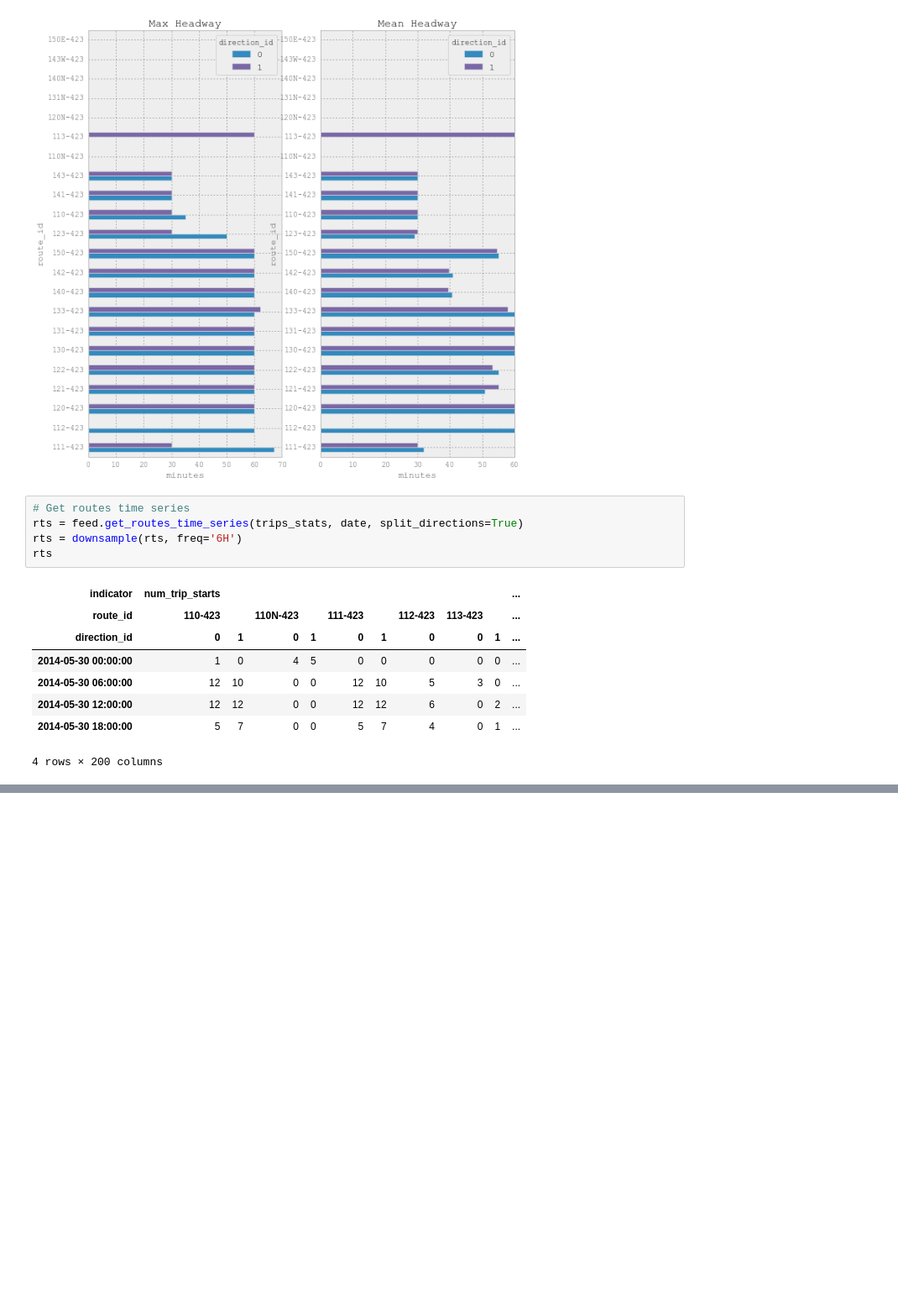
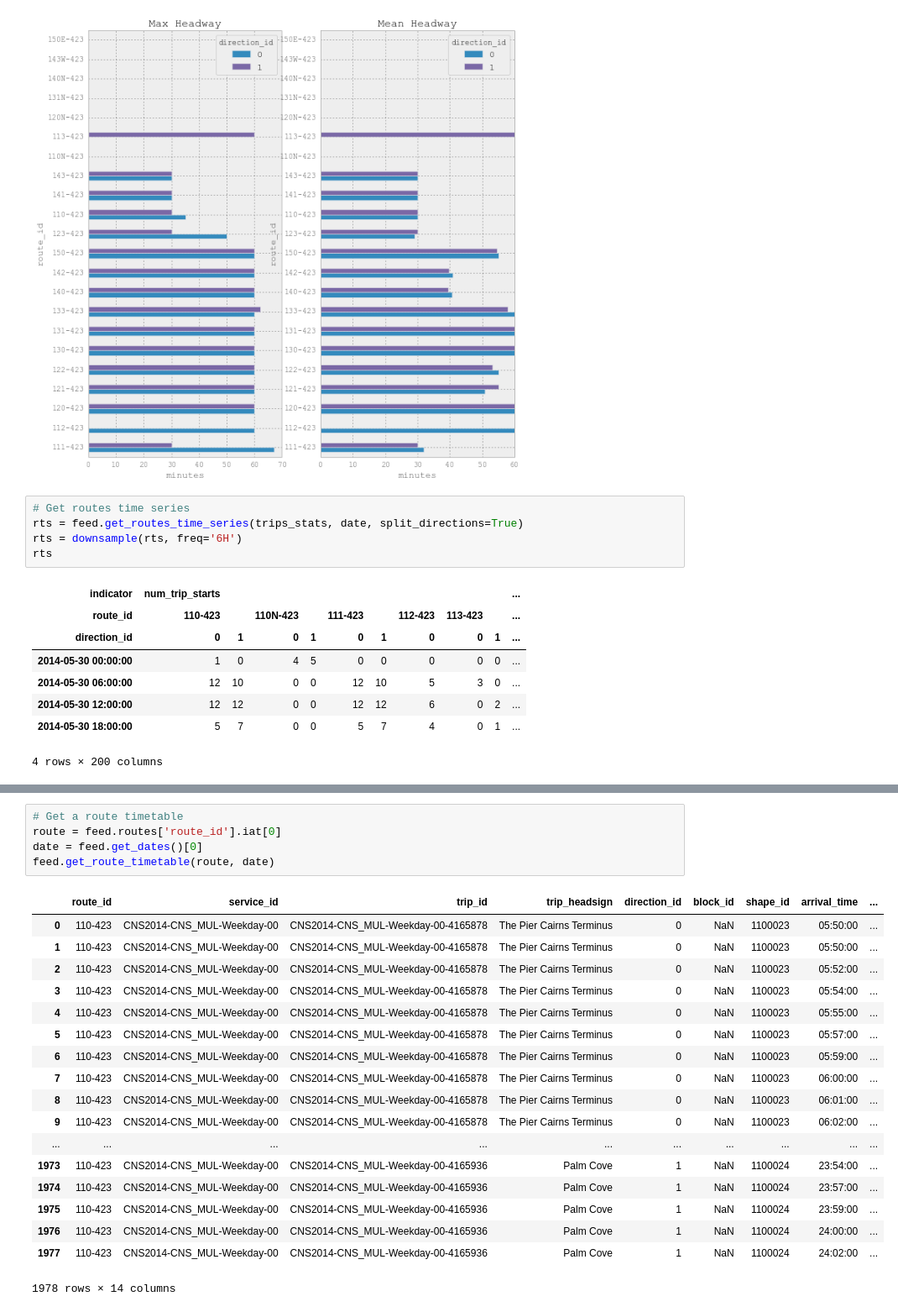
Before and after one commit to markongithub/gtfstk, a Jupyter notebook: examples/examples.ipynb, the cells around one changed output, grey strips where cells are left out. Shown: that part at 84% size. Saved outputs shown, nothing was run; the diff lists cells and outputs as text; blank space fills up the shorter version.

```diff
--- a/examples/examples.ipynb
+++ b/examples/examples.ipynb
@@ -198,0 +218,24 @@ feed.dump_all_stats(gtfs_tk_path + 'examples/stats/', split_directions=True, dat
+# %%
+# Get a route timetable
+route = feed.routes['route_id'].iat[0]
+date = feed.get_dates()[0]
+feed.get_route_timetable(route, date)
+# %% [output]
+|  | route_id | service_id | trip_id | trip_headsign | direction_id | block_id | shape_id | arrival_time | ... |
+| 0 | 110-423 | CNS2014-CNS_MUL-Weekday-00 | CNS2014-CNS_MUL-Weekday-00-4165878 | The Pier Cairns Terminus | 0 | NaN | 1100023 | 05:50:00 | ... |
+| 1 | 110-423 | CNS2014-CNS_MUL-Weekday-00 | CNS2014-CNS_MUL-Weekday-00-4165878 | The Pier Cairns Terminus | 0 | NaN | 1100023 | 05:50:00 | ... |
+| 2 | 110-423 | CNS2014-CNS_MUL-Weekday-00 | CNS2014-CNS_MUL-Weekday-00-4165878 | The Pier Cairns Terminus | 0 | NaN | 1100023 | 05:52:00 | ... |
+| 3 | 110-423 | CNS2014-CNS_MUL-Weekday-00 | CNS2014-CNS_MUL-Weekday-00-4165878 | The Pier Cairns Terminus | 0 | NaN | 1100023 | 05:54:00 | ... |
+| 4 | 110-423 | CNS2014-CNS_MUL-Weekday-00 | CNS2014-CNS_MUL-Weekday-00-4165878 | The Pier Cairns Terminus | 0 | NaN | 1100023 | 05:55:00 | ... |
+| 5 | 110-423 | CNS2014-CNS_MUL-Weekday-00 | CNS2014-CNS_MUL-Weekday-00-4165878 | The Pier Cairns Terminus | 0 | NaN | 1100023 | 05:57:00 | ... |
+| 6 | 110-423 | CNS2014-CNS_MUL-Weekday-00 | CNS2014-CNS_MUL-Weekday-00-4165878 | The Pier Cairns Terminus | 0 | NaN | 1100023 | 05:59:00 | ... |
+| 7 | 110-423 | CNS2014-CNS_MUL-Weekday-00 | CNS2014-CNS_MUL-Weekday-00-4165878 | The Pier Cairns Terminus | 0 | NaN | 1100023 | 06:00:00 | ... |
+| 8 | 110-423 | CNS2014-CNS_MUL-Weekday-00 | CNS2014-CNS_MUL-Weekday-00-4165878 | The Pier Cairns Terminus | 0 | NaN | 1100023 | 06:01:00 | ... |
+| 9 | 110-423 | CNS2014-CNS_MUL-Weekday-00 | CNS2014-CNS_MUL-Weekday-00-4165878 | The Pier Cairns Terminus | 0 | NaN | 1100023 | 06:02:00 | ... |
+| ... | ... | ... | ... | ... | ... | ... | ... | ... | ... |
+| 1973 | 110-423 | CNS2014-CNS_MUL-Weekday-00 | CNS2014-CNS_MUL-Weekday-00-4165936 | Palm Cove | 1 | NaN | 1100024 | 23:54:00 | ... |
+| 1974 | 110-423 | CNS2014-CNS_MUL-Weekday-00 | CNS2014-CNS_MUL-Weekday-00-4165936 | Palm Cove | 1 | NaN | 1100024 | 23:57:00 | ... |
+| 1975 | 110-423 | CNS2014-CNS_MUL-Weekday-00 | CNS2014-CNS_MUL-Weekday-00-4165936 | Palm Cove | 1 | NaN | 1100024 | 23:59:00 | ... |
+| 1976 | 110-423 | CNS2014-CNS_MUL-Weekday-00 | CNS2014-CNS_MUL-Weekday-00-4165936 | Palm Cove | 1 | NaN | 1100024 | 24:00:00 | ... |
+| 1977 | 110-423 | CNS2014-CNS_MUL-Weekday-00 | CNS2014-CNS_MUL-Weekday-00-4165936 | Palm Cove | 1 | NaN | 1100024 | 24:02:00 | ... |
+1978 rows × 14 columns
```
Also changed, not shown: parts of 11 cells of this notebook, 40 other files.
